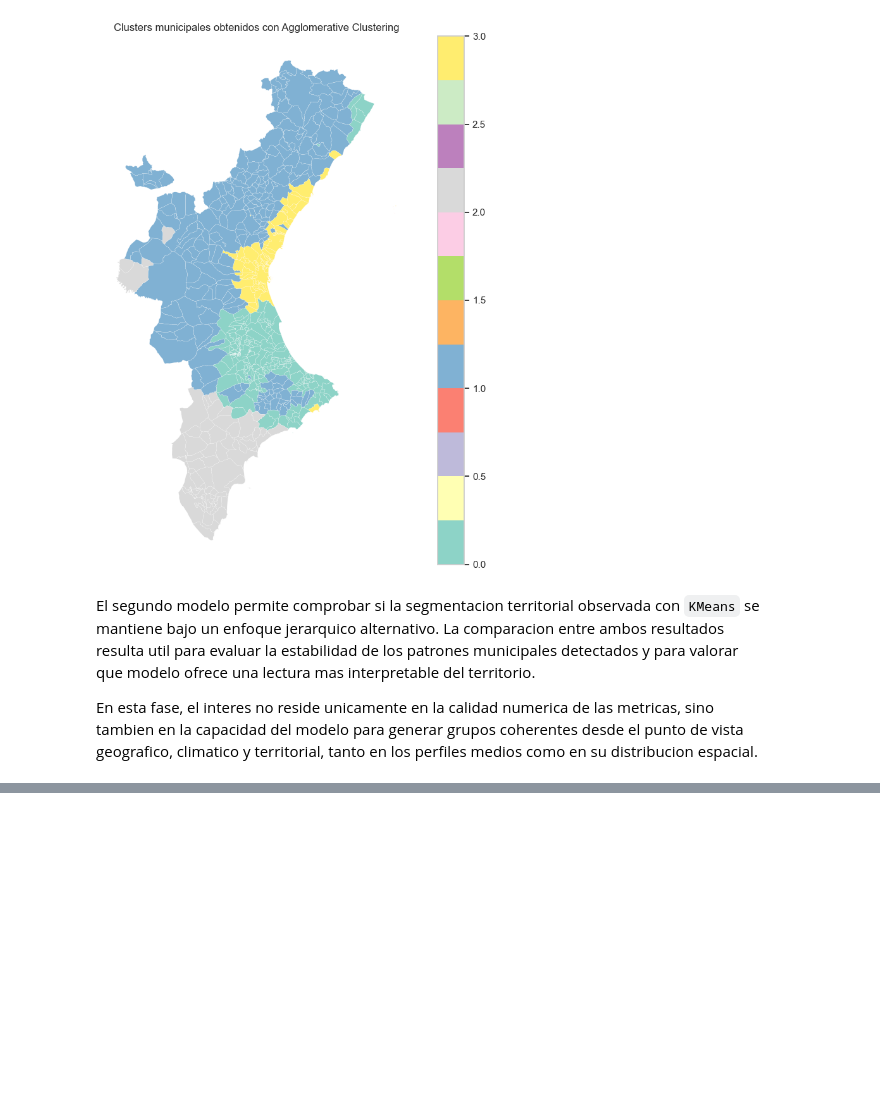
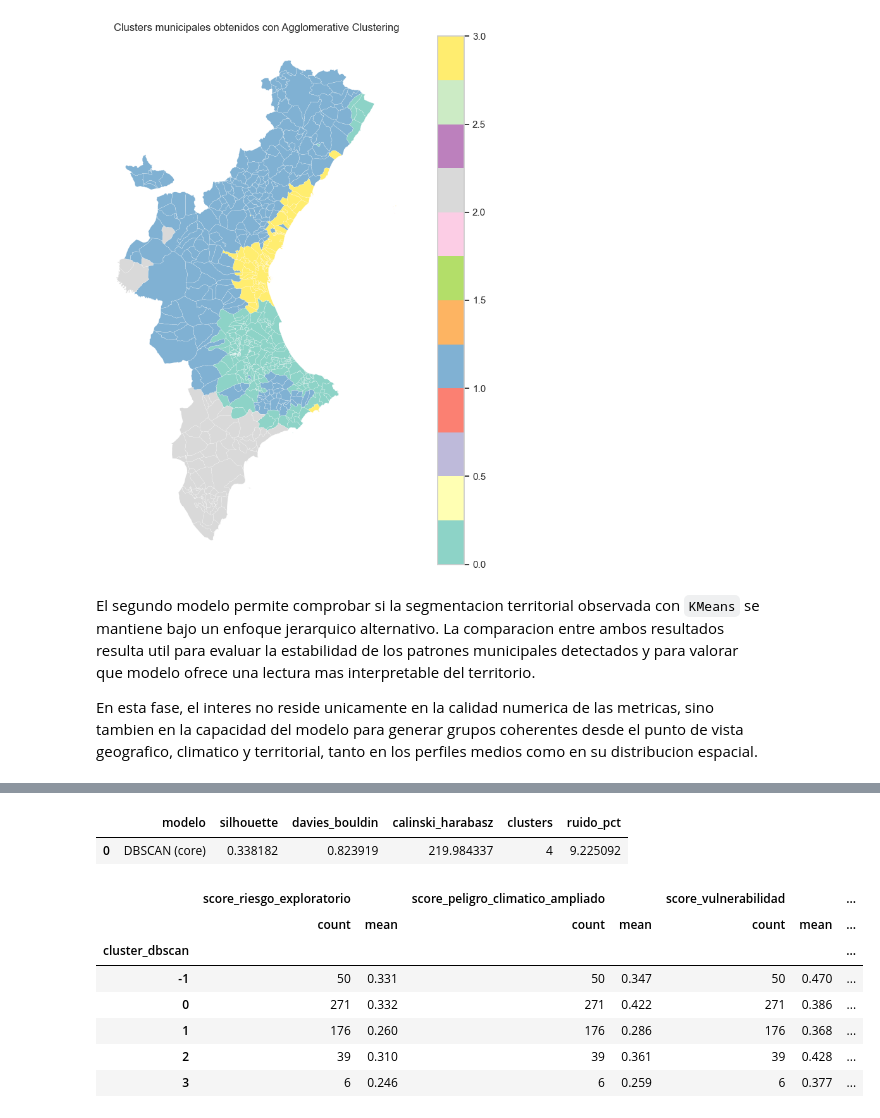
Before and after one commit to gonzalolarriba/modelo-geoespacial-riesgo-climatico, a Jupyter notebook: notebooks/notebook_4_modelado_segmentacion.ipynb, the cells around one changed output, grey strips where cells are left out. Cells and saved outputs as stored; diff of their text form; code cells hidden in the pictures; blank space fills up the shorter version.

```diff
--- a/notebooks/notebook_4_modelado_segmentacion.ipynb
+++ b/notebooks/notebook_4_modelado_segmentacion.ipynb
@@ -656,0 +696,61 @@ En esta fase, el interes no reside unicamente en la calidad numerica de las metr
+# %%
+dbscan_core_mask = df_mun["cluster_dbscan"] != -1
+
+if n_dbscan_clusters >= 2 and dbscan_core_mask.sum() > n_dbscan_clusters:
+    X_dbscan_core = X_dbscan[dbscan_core_mask]
+    dbscan_labels_core = df_mun.loc[dbscan_core_mask, "cluster_dbscan"]
+    dbscan_metrics = pd.DataFrame(
+        [
+            {
+                "modelo": "DBSCAN (core)",
+                "silhouette": silhouette_score(X_dbscan_core, dbscan_labels_core),
+                "davies_bouldin": davies_bouldin_score(X_dbscan_core, dbscan_labels_core),
+                "calinski_harabasz": calinski_harabasz_score(X_dbscan_core, dbscan_labels_core),
+                "clusters": n_dbscan_clusters,
+                "ruido_pct": dbscan_noise_pct,
+            }
+        ]
+    )
+else:
+    dbscan_metrics = pd.DataFrame(
+        [
+            {
+                "modelo": "DBSCAN (core)",
+                "silhouette": np.nan,
+                "davies_bouldin": np.nan,
+                "calinski_harabasz": np.nan,
+                "clusters": n_dbscan_clusters,
+                "ruido_pct": dbscan_noise_pct,
+            }
+        ]
+    )
+
+display(dbscan_metrics)
+
+dbscan_profile_cols = [
+    "score_riesgo_exploratorio",
+    "score_peligro_climatico_ampliado",
+    "score_vulnerabilidad",
+    "score_exposicion_fisica",
+    "lon",
+    "lat",
+]
+
+dbscan_profile = (
+    df_mun.groupby("cluster_dbscan")[dbscan_profile_cols]
+    .agg(["count", "mean"])
+    .round(3)
+)
+
+display(dbscan_profile)
+# %% [output]
+|  | modelo | silhouette | davies_bouldin | calinski_harabasz | clusters | ruido_pct |
+| 0 | DBSCAN (core) | 0.338182 | 0.823919 | 219.984337 | 4 | 9.225092 |
+|  | score_riesgo_exploratorio |  | score_peligro_climatico_ampliado |  | score_vulnerabilidad |  | ... |
+|  | count | mean | count | mean | count | mean | ... |
+| cluster_dbscan |  |  |  |  |  |  | ... |
+| -1 | 50 | 0.331 | 50 | 0.347 | 50 | 0.470 | ... |
+| 0 | 271 | 0.332 | 271 | 0.422 | 271 | 0.386 | ... |
+| 1 | 176 | 0.260 | 176 | 0.286 | 176 | 0.368 | ... |
+| 2 | 39 | 0.310 | 39 | 0.361 | 39 | 0.428 | ... |
+| 3 | 6 | 0.246 | 6 | 0.259 | 6 | 0.377 | ... |
```
Also changed, not shown: parts of 15 cells of this notebook.
